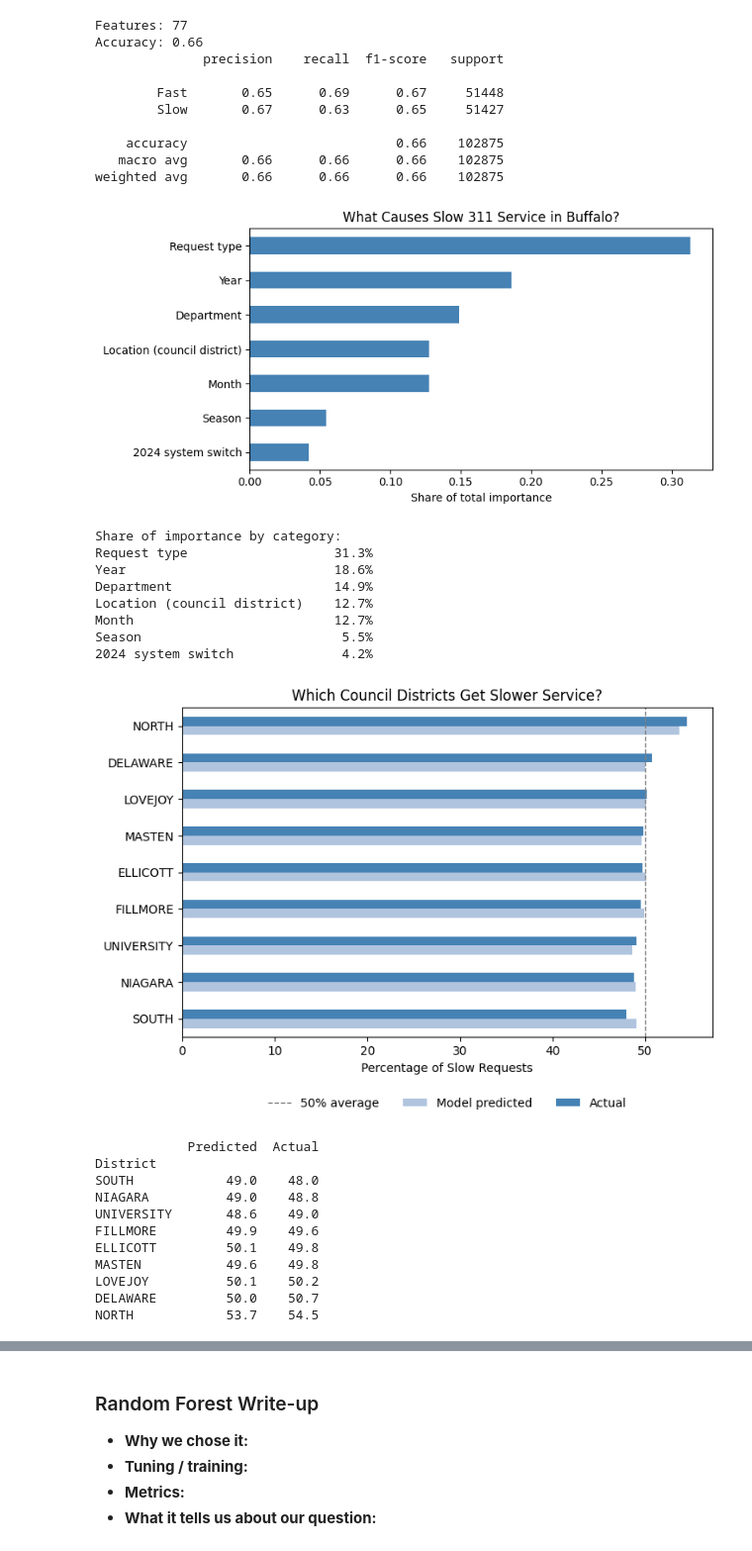
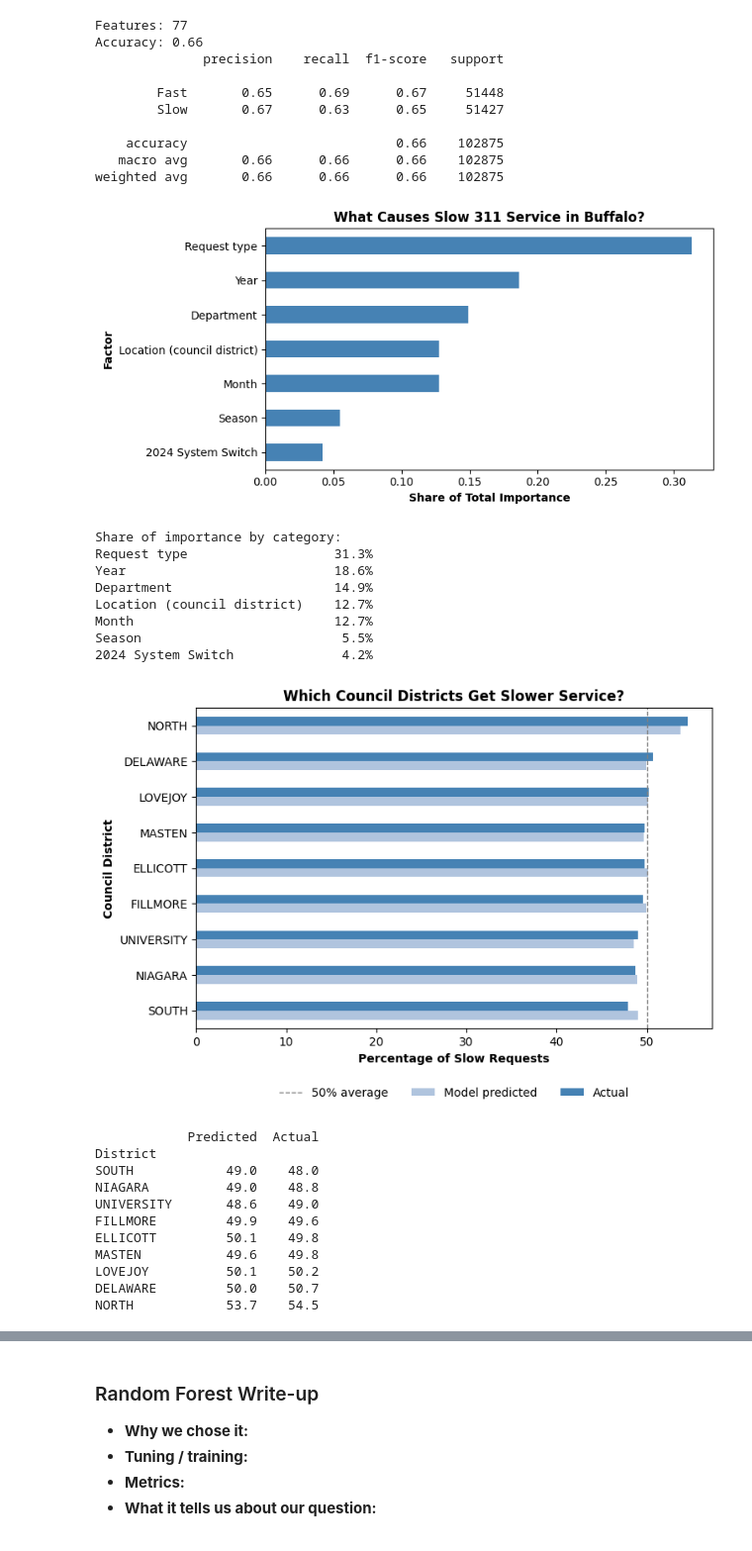
Before and after one commit to JoshuaCongHu/CTRL-Freaks, a Jupyter notebook: phase2/src/phase2_C.ipynb, the cells around one changed output, grey strips where cells are left out. Shown at 99% size. Drawn from its saved outputs; the diff is of its cells as text; code cells hidden in the pictures.

Commit message:
Cleaned up Random Forest charts

```diff
--- a/phase2/src/phase2_C.ipynb
+++ b/phase2/src/phase2_C.ipynb
@@ -890,13 +890,11 @@ weighted avg       0.66      0.66      0.66    102875
 # Step 5: Visualize the final model
 import matplotlib.pyplot as plt
 import seaborn as sns
-from sklearn.metrics import confusion_matrix
-from sklearn.tree import plot_tree
 
 # 1. Feature importance: what the forest relied on most, grouped into categories
 importances = pd.Series(model.feature_importances_, index=X.columns)
 groups = {"Council District": "Location (council district)", "Type": "Request type",
-          "Subject": "Department", "season": "Season", "afterSwitch": "2024 system switch",
+          "Subject": "Department", "season": "Season", "afterSwitch": "2024 System Switch",
           "openYear": "Year", "openMonth": "Month"}
 grouped = {}
 for col, value in importances.items():
@@ -907,45 +905,47 @@ grouped = pd.Series(grouped).sort_values()
 
 plt.figure(figsize=(8, 4))
 grouped.plot(kind="barh", color="steelblue")
-plt.xlabel("Share of total importance")
-plt.title("What Causes Slow 311 Service in Buffalo?")
+plt.xlabel("Share of Total Importance", fontweight="bold")
+plt.ylabel("Factor", fontweight="bold")
+plt.title("What Causes Slow 311 Service in Buffalo?", fontweight="bold")
 plt.tight_layout()
 plt.show()
 print("Share of importance by category:")
 print((grouped.sort_values(ascending=False) * 100).round(1).astype(str).add("%").to_string())
 print("\n")
 
 
 # 2. Slow-request rate by council district: model's prediction vs. what actually happened
 # "Slow" is compared within each request type, so districts are compared fairly
 district_results = pd.DataFrame({
     "District": rf_df.loc[Xtest.index, "Council District"],
     "Predicted": model.predict_proba(Xtest)[:, 1],  # model's chance each request is slow
     "Actual": ytest
 }).groupby("District").mean().sort_values("Actual") * 100
 
 district_results.plot(kind="barh", color=["lightsteelblue", "steelblue"], figsize=(8, 5))
 plt.axvline(50, color="gray", linestyle="--", linewidth=1)  # 50% = average
-plt.xlabel("Percentage of Slow Requests")
-plt.ylabel("")
-plt.title("Which Council Districts Get Slower Service?")
+plt.xlabel("Percentage of Slow Requests", fontweight="bold")
+plt.ylabel("Council District", fontweight="bold")
+plt.title("Which Council Districts Get Slower Service?", fontweight="bold")
 plt.legend(["50% average", "Model predicted", "Actual"], loc="upper center", bbox_to_anchor=(0.5, -0.15), ncol=3, frameon=False)
 plt.show()
 print((district_results.round(1)).to_string())
 print("\n")
 
 # 3. Model's predicted % of slow requests by council district and year
 # Shows how the two biggest factors (location and timing) combine, and whether gaps changed over time
 heat = pd.DataFrame({"District": rf_df.loc[Xtest.index, "Council District"], "Year": rf_df.loc[Xtest.index, "openYear"], "Predicted slow %": model.predict_proba(Xtest)[:, 1] * 100}).pivot_table(index="District", columns="Year", values="Predicted slow %", aggfunc="mean")
 plt.figure()
-sns.heatmap(heat, annot=True, fmt=".0f", cmap="Blues", cbar_kws={"label": "Percentage of Slow Requests"})
-plt.title("Predicted Slow-Service Rate by District and Year")
-plt.xlabel("Year the request was made")
-plt.ylabel("Council district")
+ax = sns.heatmap(heat, annot=True, fmt=".0f", cmap="Blues", cbar_kws={"label": "Percentage of Slow Requests"})
+ax.collections[0].colorbar.ax.yaxis.label.set_fontweight("bold")
+plt.title("Predicted Slow-Service Rate by District & Year", fontweight="bold")
+plt.xlabel("Request Year", fontweight="bold")
+plt.ylabel("Council District", fontweight="bold")
 plt.tight_layout()
 plt.show()
 # %% [output]
-[figure, old version]
+[figure, new version]
 Share of importance by category:
 Request type                   31.3%
 Year                           18.6%
@@ -953,8 +953,8 @@ Department                     14.9%
 Location (council district)    12.7%
 Month                          12.7%
 Season                          5.5%
-2024 system switch              4.2%
+2024 System Switch              4.2%
-[figure, old version]
+[figure, new version]
             Predicted  Actual
 District
 SOUTH            49.0    48.0
```
Also changed, not shown: parts of 1 cell of this notebook.
